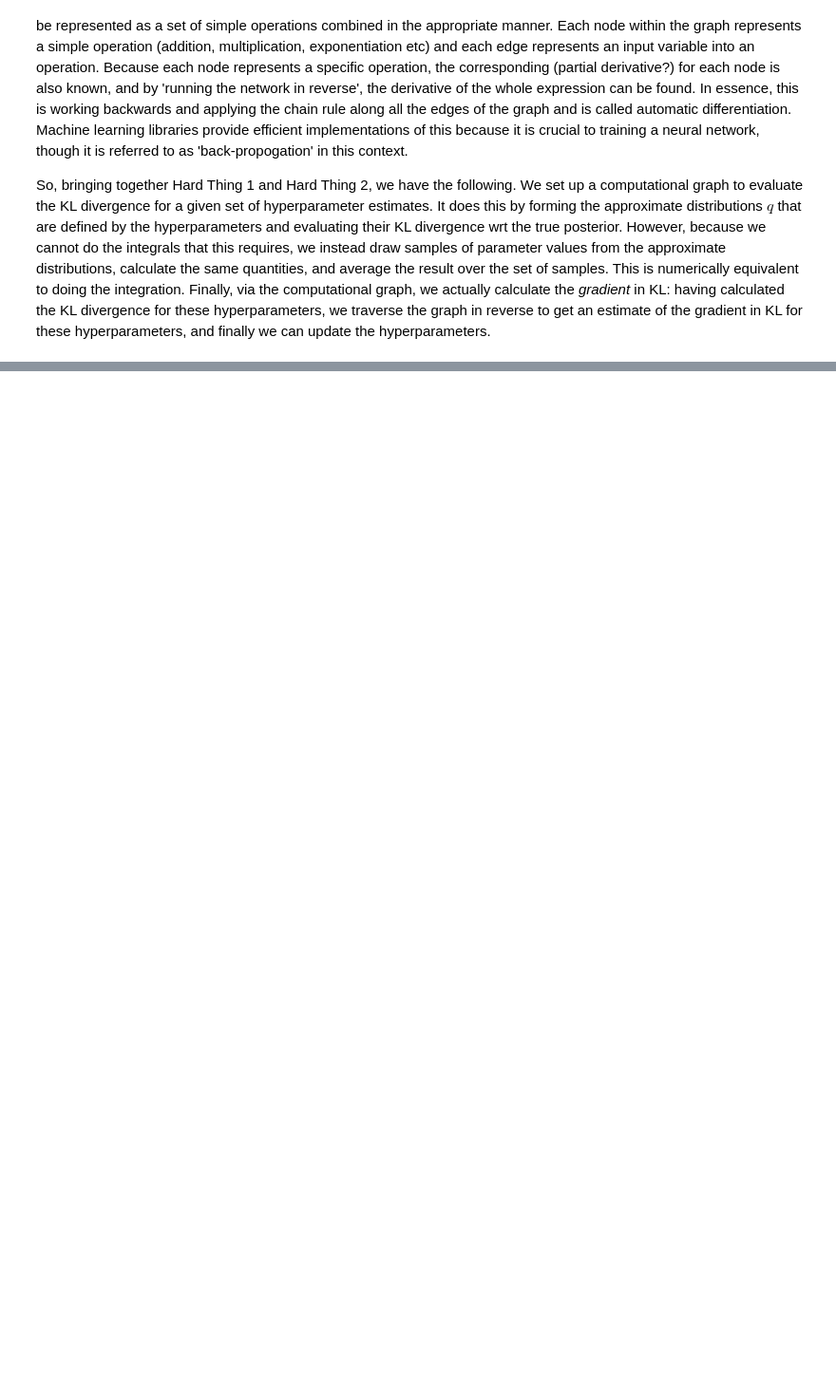
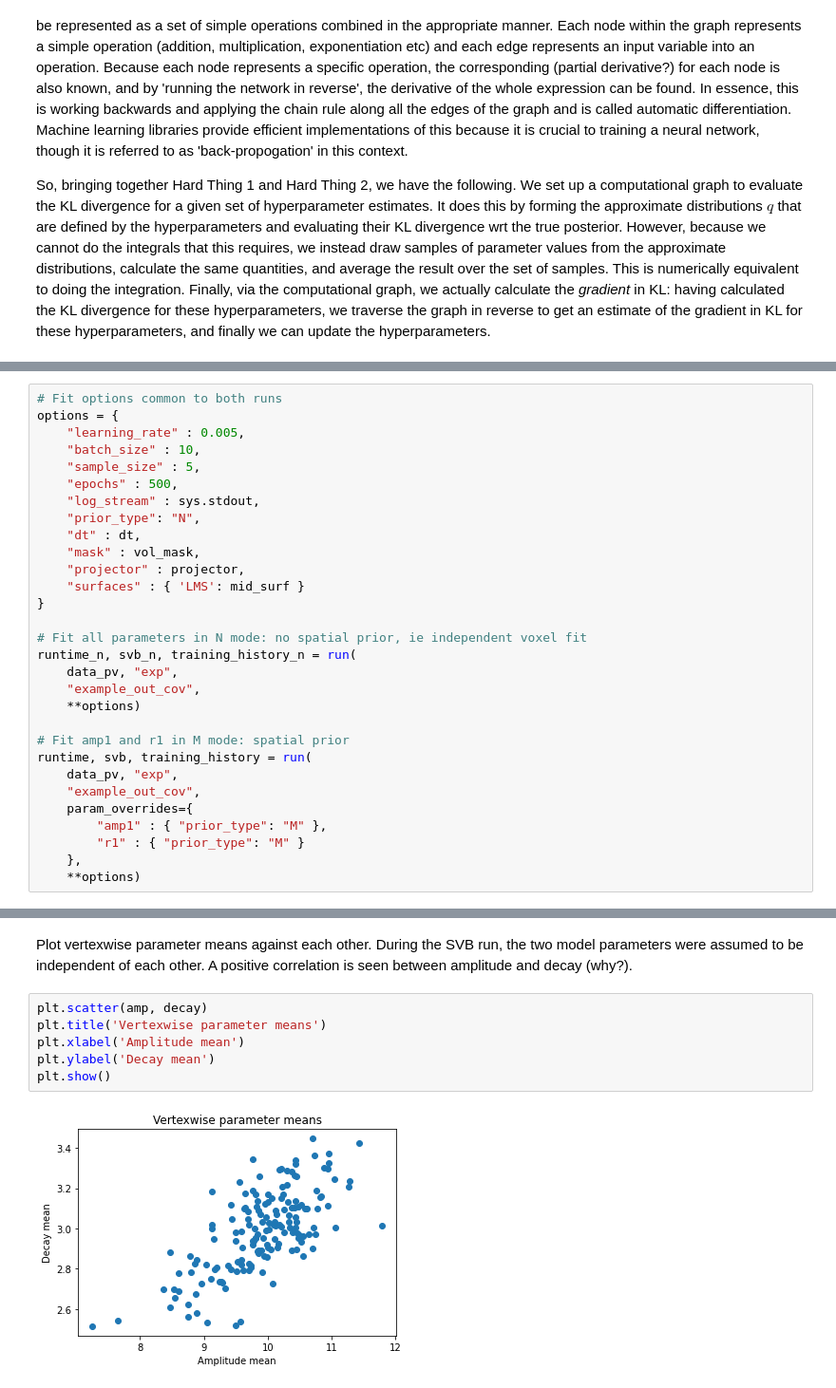
Before and after one commit to physimals/svb, a Jupyter notebook: surf_demo.ipynb, the cells around one changed output, grey strips where cells are left out. Shown at 95% size. Cells and saved outputs as stored; diff of their text form; blank space fills up the shorter version.

```diff
--- a/surf_demo.ipynb
+++ b/surf_demo.ipynb
@@ -364,0 +198,30 @@ plt.show()
+# %%
+# Fit options common to both runs
+options = {
+    "learning_rate" : 0.005,
+    "batch_size" : 10,
+    "sample_size" : 5,
+    "epochs" : 500,
+    "log_stream" : sys.stdout,
+    "prior_type": "N",
+    "dt" : dt,
+    "mask" : vol_mask,
+    "projector" : projector,
+    "surfaces" : { 'LMS': mid_surf }
+}
+
+# Fit all parameters in N mode: no spatial prior, ie independent voxel fit
+runtime_n, svb_n, training_history_n = run(
+    data_pv, "exp",
+    "example_out_cov",
+    **options)
+
+# Fit amp1 and r1 in M mode: spatial prior
+runtime, svb, training_history = run(
+    data_pv, "exp",
+    "example_out_cov",
+    param_overrides={
+        "amp1" : { "prior_type": "M" },
+        "r1" : { "prior_type": "M" }
+    },
+    **options)
@@ -364,0 +288,10 @@ plt.show()
+# %% [markdown]
+Plot vertexwise parameter means against each other. During the SVB run, the two model parameters were assumed to be independent of each other. A positive correlation is seen between amplitude and decay (why?).
+# %%
+plt.scatter(amp, decay)
+plt.title('Vertexwise parameter means')
+plt.xlabel('Amplitude mean')
+plt.ylabel('Decay mean')
+plt.show()
+# %% [output]
+[figure, added]
```
Also changed, not shown: parts of 42 cells of this notebook, 1 other file.
